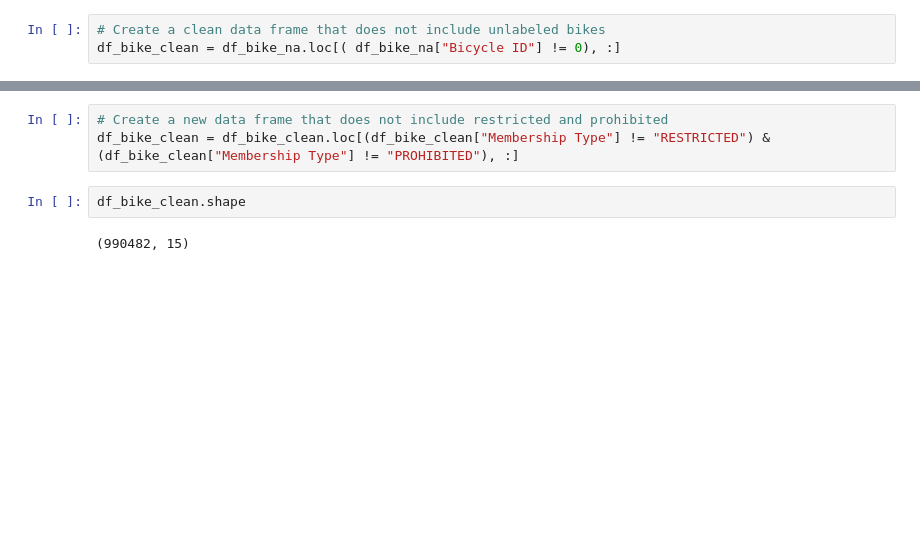
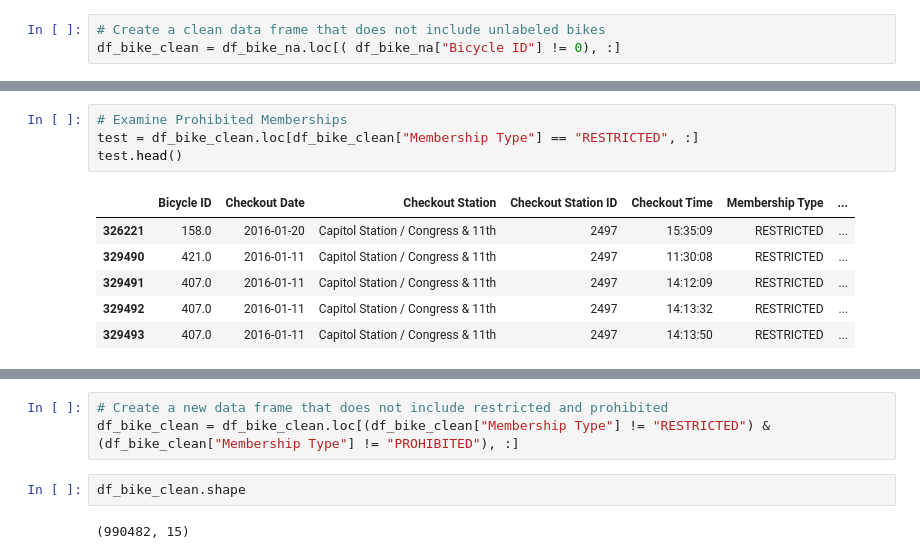
Before and after one commit to ananyay/Pedal_through_Austin, a Jupyter notebook: cleanup_final_ananya.ipynb, the cells around one changed output, grey strips where cells are left out. Saved outputs shown, nothing was run; the diff lists cells and outputs as text; blank space fills up the shorter version.

Commit message:
adding revised and final cleanup notebook

```diff
--- a/Data_Cleaning_Exploration_ananya.ipynb
+++ b/cleanup_final_ananya.ipynb
@@ -550,3 +574,14 @@ test.head()
+# %%
+# Examine Prohibited Memberships
+test = df_bike_clean.loc[df_bike_clean["Membership Type"] == "RESTRICTED", :]
+test.head()
+# %% [output]
+|  | Bicycle ID | Checkout Date | Checkout Station | Checkout Station ID | Checkout Time | Membership Type | ... |
+| 326221 | 158.0 | 2016-01-20 | Capitol Station / Congress & 11th | 2497 | 15:35:09 | RESTRICTED | ... |
+| 329490 | 421.0 | 2016-01-11 | Capitol Station / Congress & 11th | 2497 | 11:30:08 | RESTRICTED | ... |
+| 329491 | 407.0 | 2016-01-11 | Capitol Station / Congress & 11th | 2497 | 14:12:09 | RESTRICTED | ... |
+| 329492 | 407.0 | 2016-01-11 | Capitol Station / Congress & 11th | 2497 | 14:13:32 | RESTRICTED | ... |
+| 329493 | 407.0 | 2016-01-11 | Capitol Station / Congress & 11th | 2497 | 14:13:50 | RESTRICTED | ... |
 # %%
 # Replace all 24-hour with same name == day
 df_bike_clean["Membership Type"] = df_bike_clean["Membership Type"].replace(
```
Also changed, not shown: parts of 36 cells of this notebook, 1 other file.
